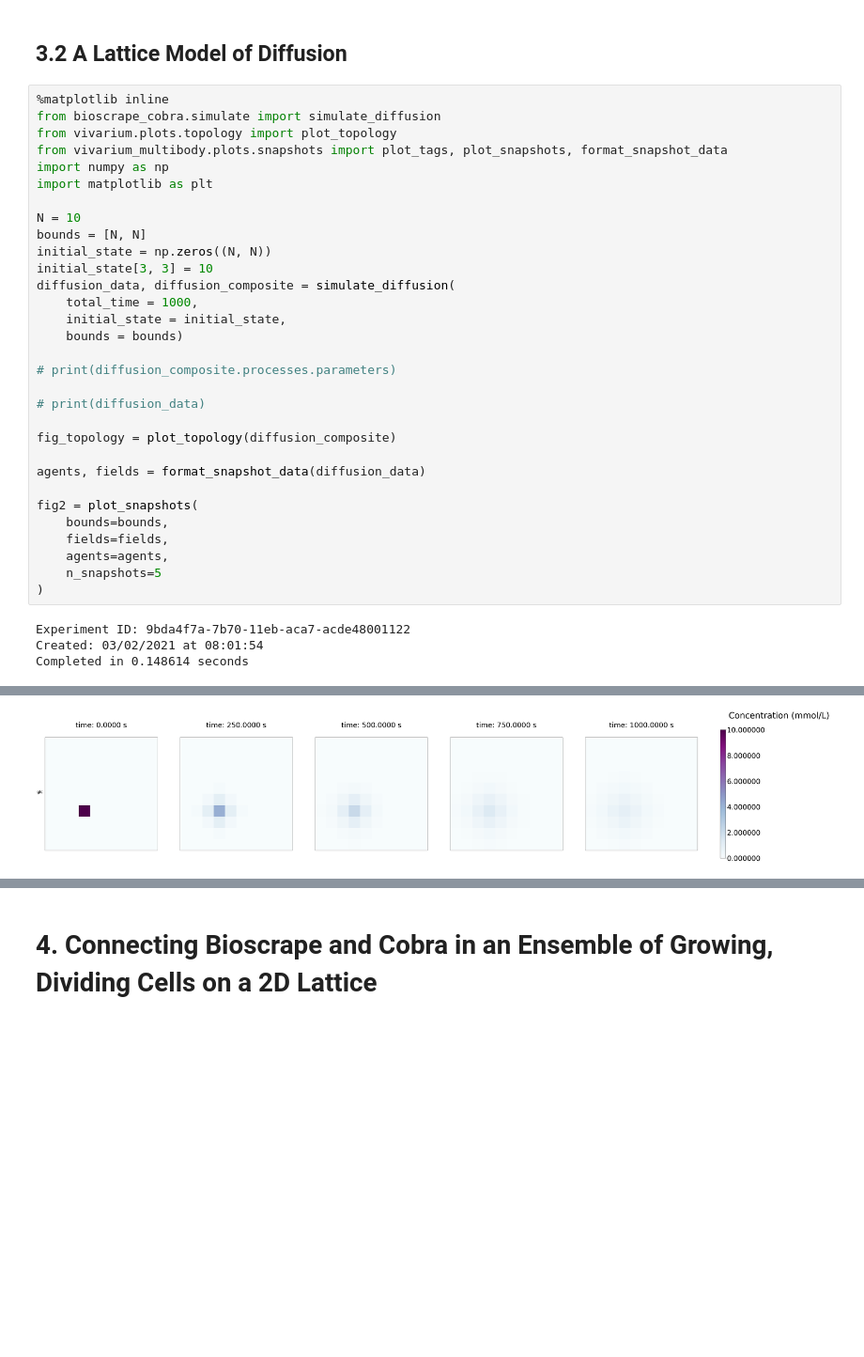
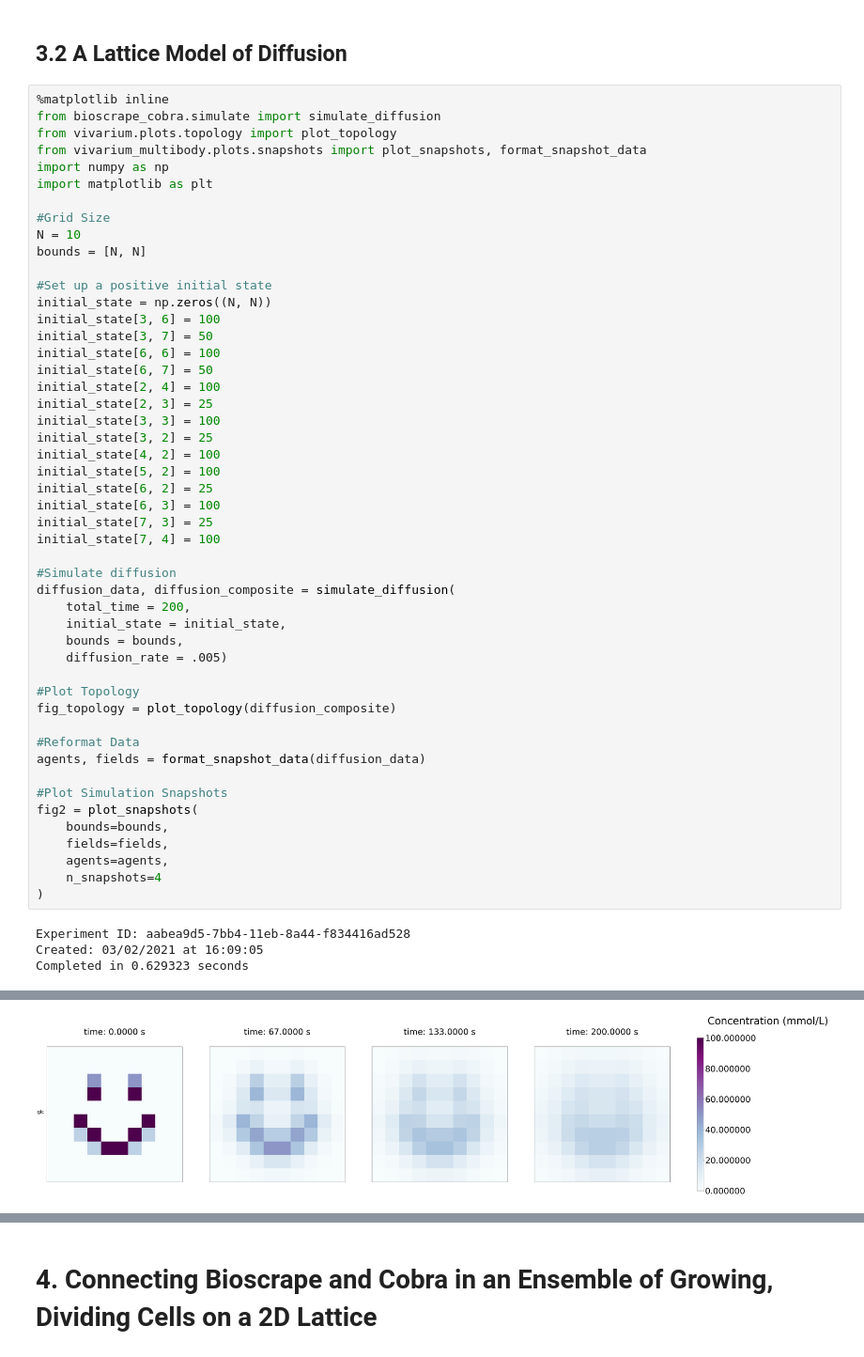
Before and after one commit to vivarium-collective/vivarium-notebooks, a Jupyter notebook: lac_operon/VivariumLacOperonNotebook.ipynb, the cells around one changed output, grey strips where cells are left out. Shown at 94% size. Saved outputs shown, nothing was run; the diff lists cells and outputs as text; blank space fills up the shorter version.

```diff
--- a/lac_operon/VivariumLacOperonNotebook.ipynb
+++ b/lac_operon/VivariumLacOperonNotebook.ipynb
@@ -97,37 +129,55 @@ Completed in 0.599476 seconds
 # %%
 %matplotlib inline
 from bioscrape_cobra.simulate import simulate_diffusion
 from vivarium.plots.topology import plot_topology
-from vivarium_multibody.plots.snapshots import plot_tags, plot_snapshots, format_snapshot_data
+from vivarium_multibody.plots.snapshots import plot_snapshots, format_snapshot_data
 import numpy as np
 import matplotlib as plt
 
+#Grid Size
 N = 10
 bounds = [N, N]
+
+#Set up a positive initial state
 initial_state = np.zeros((N, N))
-initial_state[3, 3] = 10
+initial_state[3, 6] = 100
+initial_state[3, 7] = 50
+initial_state[6, 6] = 100
+initial_state[6, 7] = 50
+initial_state[2, 4] = 100
+initial_state[2, 3] = 25
+initial_state[3, 3] = 100
+initial_state[3, 2] = 25
+initial_state[4, 2] = 100
+initial_state[5, 2] = 100
+initial_state[6, 2] = 25
+initial_state[6, 3] = 100
+initial_state[7, 3] = 25
+initial_state[7, 4] = 100
+
+#Simulate diffusion
 diffusion_data, diffusion_composite = simulate_diffusion(
-    total_time = 1000,
+    total_time = 200,
     initial_state = initial_state,
-    bounds = bounds)
+    bounds = bounds,
+    diffusion_rate = .005)
 
-# print(diffusion_composite.processes.parameters)
-
-# print(diffusion_data)
-
+#Plot Topology
 fig_topology = plot_topology(diffusion_composite)
 
+#Reformat Data
 agents, fields = format_snapshot_data(diffusion_data)
 
+#Plot Simulation Snapshots
 fig2 = plot_snapshots(
     bounds=bounds,
     fields=fields,
     agents=agents,
-    n_snapshots=5
+    n_snapshots=4
 )
 # %% [output]
-Experiment ID: 9bda4f7a-7b70-11eb-aca7-acde48001122
-Created: 03/02/2021 at 08:01:54
-Completed in 0.148614 seconds
+Experiment ID: aabea9d5-7bb4-11eb-8a44-f834416ad528
+Created: 03/02/2021 at 16:09:05
+Completed in 0.629323 seconds
 [figure]
-[figure, old version]
+[figure, new version]
```
Also changed, not shown: parts of 9 cells of this notebook, 1 other file.
